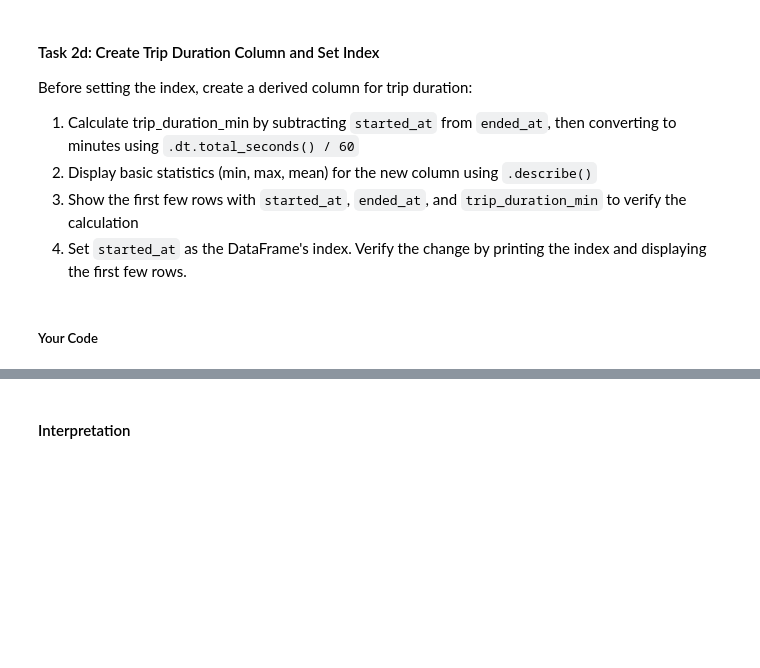
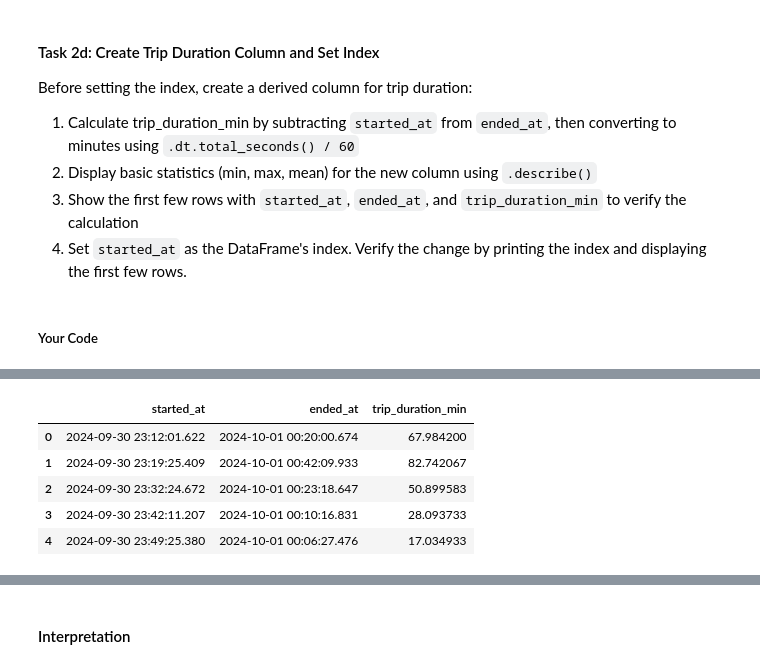
Before and after one commit to mattressdog/py4eda-work, a Jupyter notebook: homework/hw3b_MTR.ipynb, the cells around one changed output, grey strips where cells are left out. Cells and saved outputs as stored; diff of their text form; code cells hidden in the pictures; blank space fills up the shorter version.

```diff
--- a/homework/hw3b_MTR.ipynb
+++ b/homework/hw3b_MTR.ipynb
@@ -492,0 +514,9 @@ Before setting the index, create a derived column for trip duration:
+# %%
+rides[["started_at", "ended_at","trip_duration_min"]].head()
+# %% [output]
+|  | started_at | ended_at | trip_duration_min |
+| 0 | 2024-09-30 23:12:01.622 | 2024-10-01 00:20:00.674 | 67.984200 |
+| 1 | 2024-09-30 23:19:25.409 | 2024-10-01 00:42:09.933 | 82.742067 |
+| 2 | 2024-09-30 23:32:24.672 | 2024-10-01 00:23:18.647 | 50.899583 |
+| 3 | 2024-09-30 23:42:11.207 | 2024-10-01 00:10:16.831 | 28.093733 |
+| 4 | 2024-09-30 23:49:25.380 | 2024-10-01 00:06:27.476 | 17.034933 |
```
Also changed, not shown: parts of 3 cells of this notebook.
